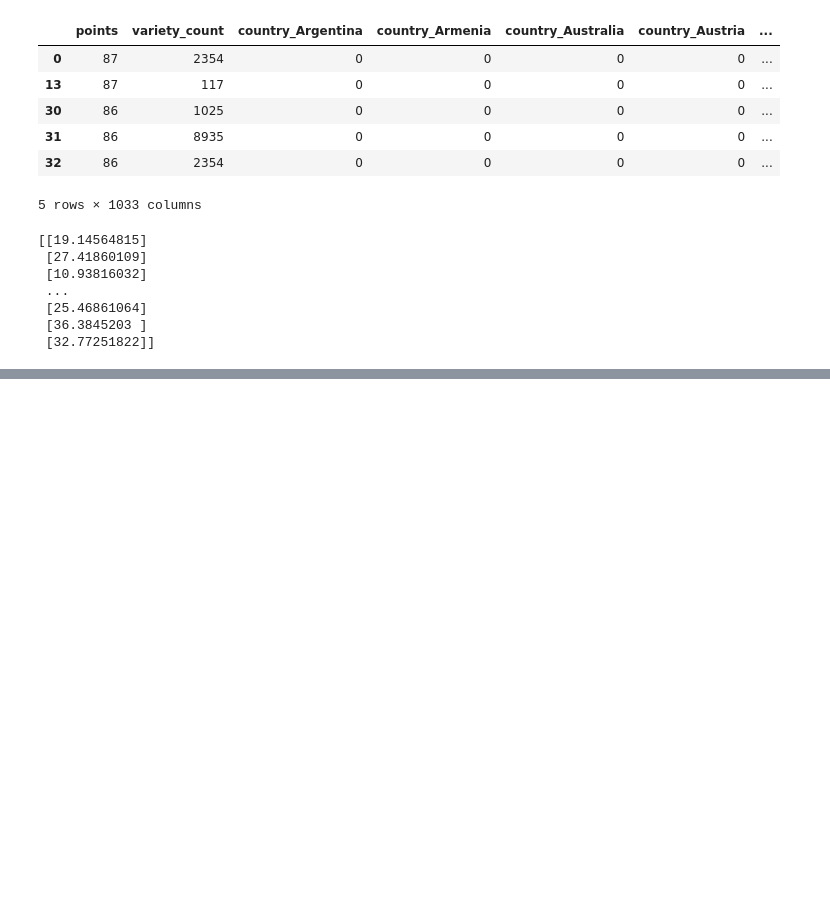
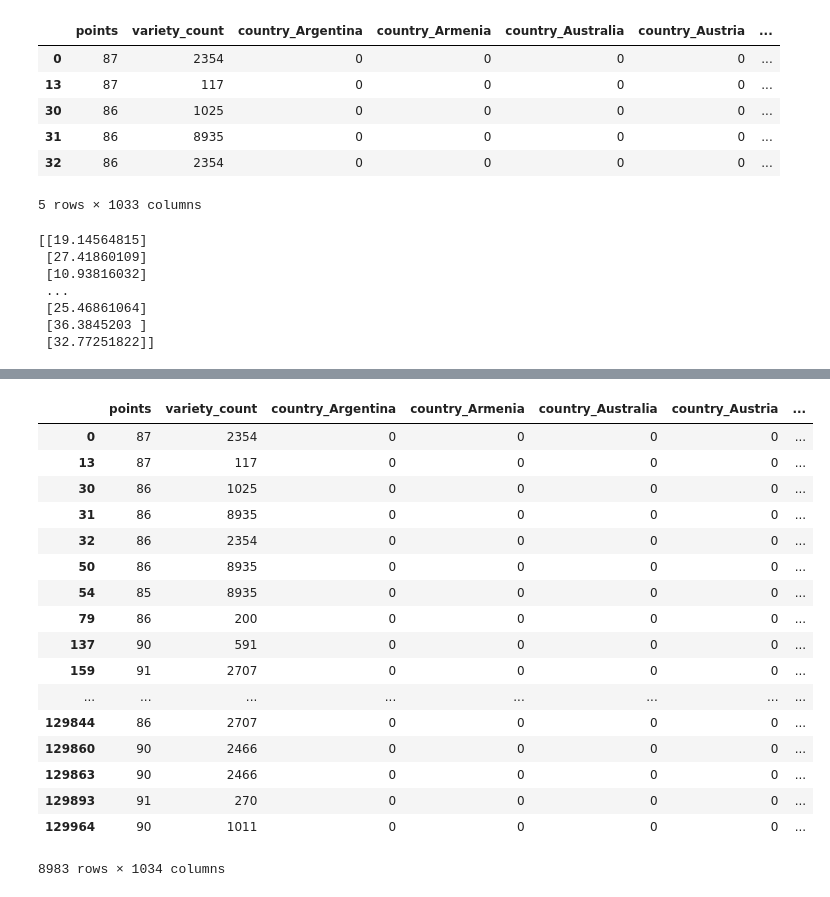
Before and after one commit to sckelso88/Wine-Reccomender, a Jupyter notebook: wine_predict_new.ipynb, the cells around one changed output, grey strips where cells are left out. Cells and saved outputs as stored; diff of their text form; code cells hidden in the pictures; blank space fills up the shorter version.

```diff
--- a/wine_predict_new.ipynb
+++ b/wine_predict_new.ipynb
@@ -129,8 +129,9 @@ predictions_elastic = elasticnet.predict(no_price_scaled)
 predictions_lasso = lasso.predict(no_price_scaled)
 predictions_ridge = ridge.predict(no_price_scaled)
 # %%
-price_new = y_scaler.inverse_transform(predictions_ridge)
+#price_new = y_scaler.inverse_transform(predictions_ridge)
 print (price_new)
+price_new.astype(int)
 # %% [output]
 [[19.14564815]
  [27.41860109]
@@ -145,0 +149,4 @@ IndexError: only integers, slices (`:`), ellipsis (`...`), numpy.newaxis (`None`
+# %%
+noprice = data_new.loc[data_new['price'].isna()]
+del noprice['price']
+noprice.count()
@@ -145,0 +171,21 @@ IndexError: only integers, slices (`:`), ellipsis (`...`), numpy.newaxis (`None`
+# %%
+noprice.assign(Price=price_new)
+# %% [output]
+|  | points | variety_count | country_Argentina | country_Armenia | country_Australia | country_Austria | ... |
+| 0 | 87 | 2354 | 0 | 0 | 0 | 0 | ... |
+| 13 | 87 | 117 | 0 | 0 | 0 | 0 | ... |
+| 30 | 86 | 1025 | 0 | 0 | 0 | 0 | ... |
+| 31 | 86 | 8935 | 0 | 0 | 0 | 0 | ... |
+| 32 | 86 | 2354 | 0 | 0 | 0 | 0 | ... |
+| 50 | 86 | 8935 | 0 | 0 | 0 | 0 | ... |
+| 54 | 85 | 8935 | 0 | 0 | 0 | 0 | ... |
+| 79 | 86 | 200 | 0 | 0 | 0 | 0 | ... |
+| 137 | 90 | 591 | 0 | 0 | 0 | 0 | ... |
+| 159 | 91 | 2707 | 0 | 0 | 0 | 0 | ... |
+| ... | ... | ... | ... | ... | ... | ... | ... |
+| 129844 | 86 | 2707 | 0 | 0 | 0 | 0 | ... |
+| 129860 | 90 | 2466 | 0 | 0 | 0 | 0 | ... |
+| 129863 | 90 | 2466 | 0 | 0 | 0 | 0 | ... |
+| 129893 | 91 | 270 | 0 | 0 | 0 | 0 | ... |
+| 129964 | 90 | 1011 | 0 | 0 | 0 | 0 | ... |
+8983 rows × 1034 columns
```
Also changed, not shown: parts of 4 cells of this notebook.
